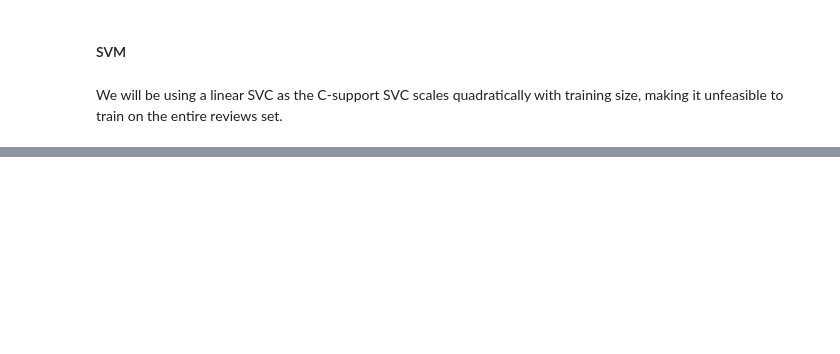
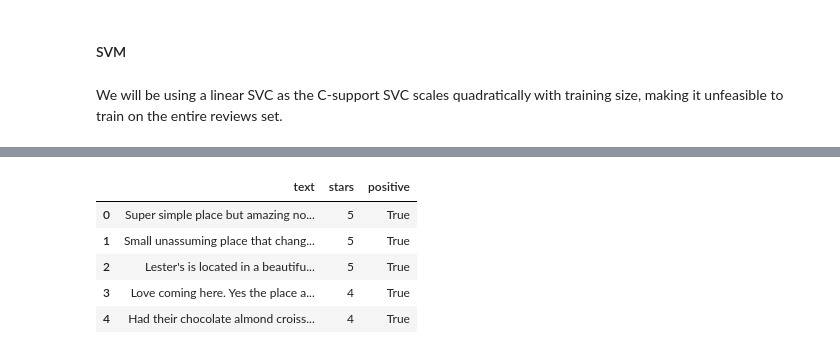
Before and after one commit to hougrammer/yelp_exploration, a Jupyter notebook: yelp_exploration.ipynb, the cells around one changed output, grey strips where cells are left out. Cells and saved outputs as stored; diff of their text form; code cells hidden in the pictures; blank space fills up the shorter version.

```diff
--- a/yelp_exploration.ipynb
+++ b/yelp_exploration.ipynb
@@ -318,0 +395,11 @@ Wall time: 12.2 s
+# %%
+extreme_reviews = reviews[['text', 'stars']][reviews.stars != 3]
+extreme_reviews['positive'] = extreme_reviews.stars > 3
+extreme_reviews.head()
+# %% [output]
+|  | text | stars | positive |
+| 0 | Super simple place but amazing no... | 5 | True |
+| 1 | Small unassuming place that chang... | 5 | True |
+| 2 | Lester's is located in a beautifu... | 5 | True |
+| 3 | Love coming here. Yes the place a... | 4 | True |
+| 4 | Had their chocolate almond croiss... | 4 | True |
```
Also changed, not shown: parts of 40 cells of this notebook.
